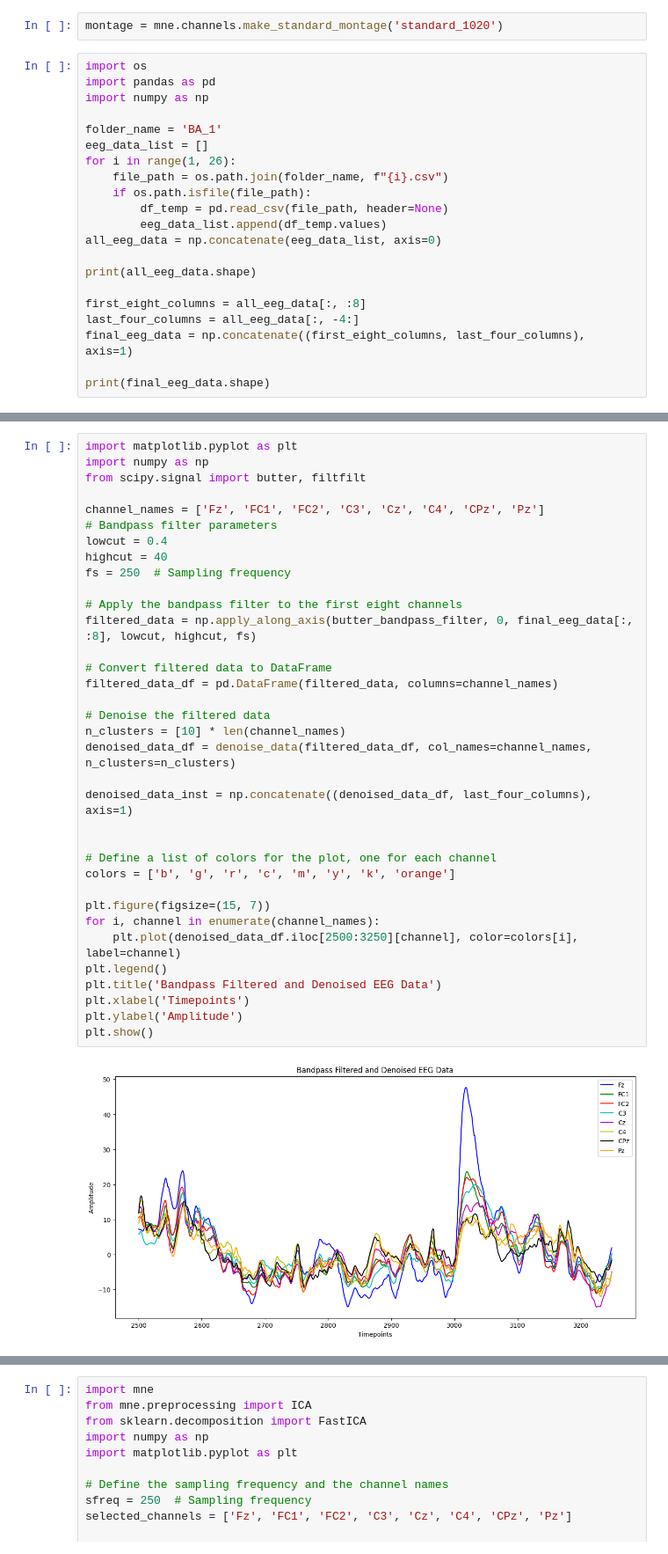
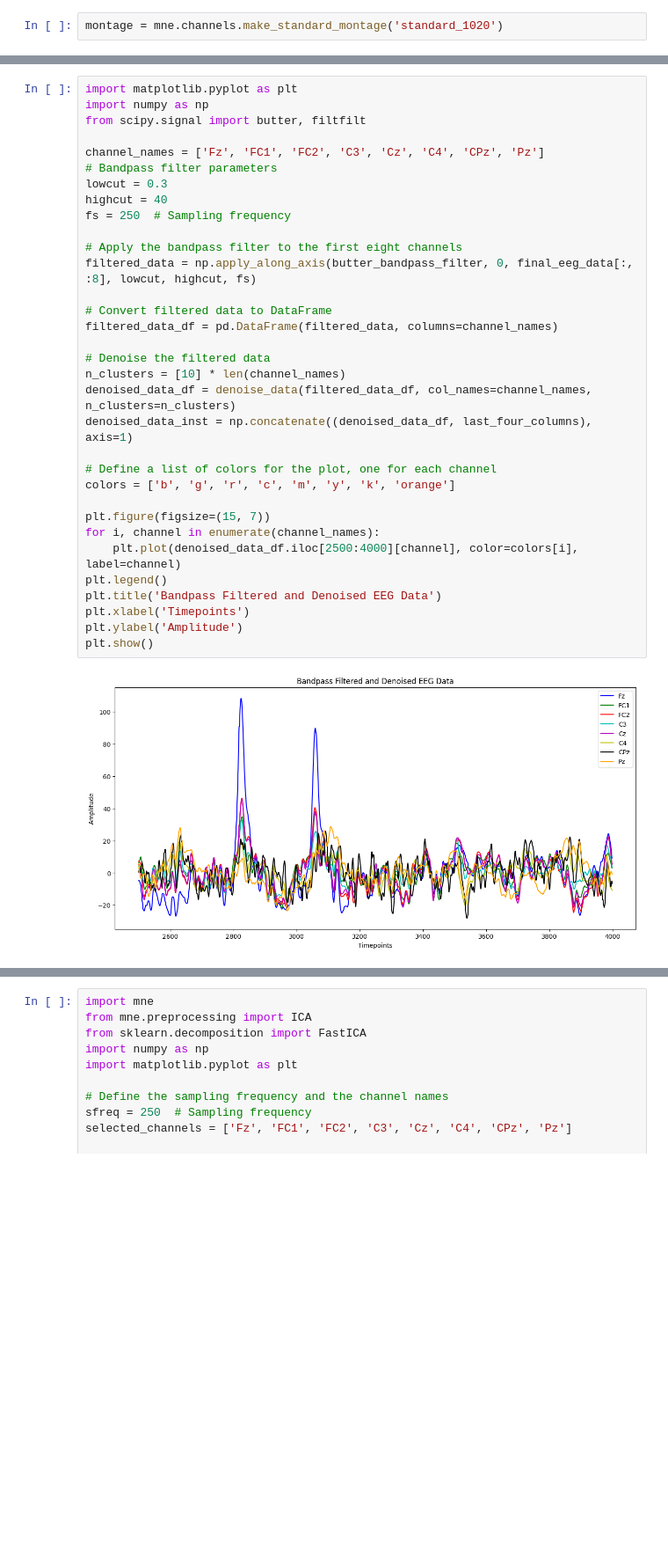
Before and after one commit to AbiriLab/Neurofeedback-Based-BCI, a Jupyter notebook: SVM for Unicorn Data/ICA_4.ipynb, the cells around one changed output, grey strips where cells are left out. Shown at 88% size. Cells and saved outputs as stored; diff of their text form; blank space fills up the shorter version.

```diff
--- a/SVM for Unicorn Data/ICA_4.ipynb
+++ b/SVM for Unicorn Data/ICA_4.ipynb
@@ -107,24 +107,3 @@ def reject_artifacts(df, channel):
 Define the dataset
 # %%
 montage = mne.channels.make_standard_montage('standard_1020')
-# %%
-import os
-import pandas as pd
-import numpy as np
-
-folder_name = 'BA_1'
-eeg_data_list = []
-for i in range(1, 26):
-    file_path = os.path.join(folder_name, f"{i}.csv")
-    if os.path.isfile(file_path):
-        df_temp = pd.read_csv(file_path, header=None)
-        eeg_data_list.append(df_temp.values)
-all_eeg_data = np.concatenate(eeg_data_list, axis=0)
-
-print(all_eeg_data.shape)
-
-first_eight_columns = all_eeg_data[:, :8]
-last_four_columns = all_eeg_data[:, -4:]
-final_eeg_data = np.concatenate((first_eight_columns, last_four_columns), axis=1)
-
-print(final_eeg_data.shape)
@@ -136,35 +163,33 @@ import matplotlib.pyplot as plt
 import numpy as np
 from scipy.signal import butter, filtfilt
 
 channel_names = ['Fz', 'FC1', 'FC2', 'C3', 'Cz', 'C4', 'CPz', 'Pz']
 # Bandpass filter parameters
-lowcut = 0.4
+lowcut = 0.3
 highcut = 40
 fs = 250  # Sampling frequency
 
 # Apply the bandpass filter to the first eight channels
 filtered_data = np.apply_along_axis(butter_bandpass_filter, 0, final_eeg_data[:, :8], lowcut, highcut, fs)
 
 # Convert filtered data to DataFrame
 filtered_data_df = pd.DataFrame(filtered_data, columns=channel_names)
 
 # Denoise the filtered data
 n_clusters = [10] * len(channel_names)
 denoised_data_df = denoise_data(filtered_data_df, col_names=channel_names, n_clusters=n_clusters)
-
 denoised_data_inst = np.concatenate((denoised_data_df, last_four_columns), axis=1)
-
 
 # Define a list of colors for the plot, one for each channel
 colors = ['b', 'g', 'r', 'c', 'm', 'y', 'k', 'orange']
 
 plt.figure(figsize=(15, 7))
 for i, channel in enumerate(channel_names):
-    plt.plot(denoised_data_df.iloc[2500:3250][channel], color=colors[i], label=channel)
+    plt.plot(denoised_data_df.iloc[2500:4000][channel], color=colors[i], label=channel)
 plt.legend()
 plt.title('Bandpass Filtered and Denoised EEG Data')
 plt.xlabel('Timepoints')
 plt.ylabel('Amplitude')
 plt.show()
 # %% [output]
-[figure, old version]
+[figure, new version]
```
Also changed, not shown: parts of 9 cells of this notebook, 1 other file.
